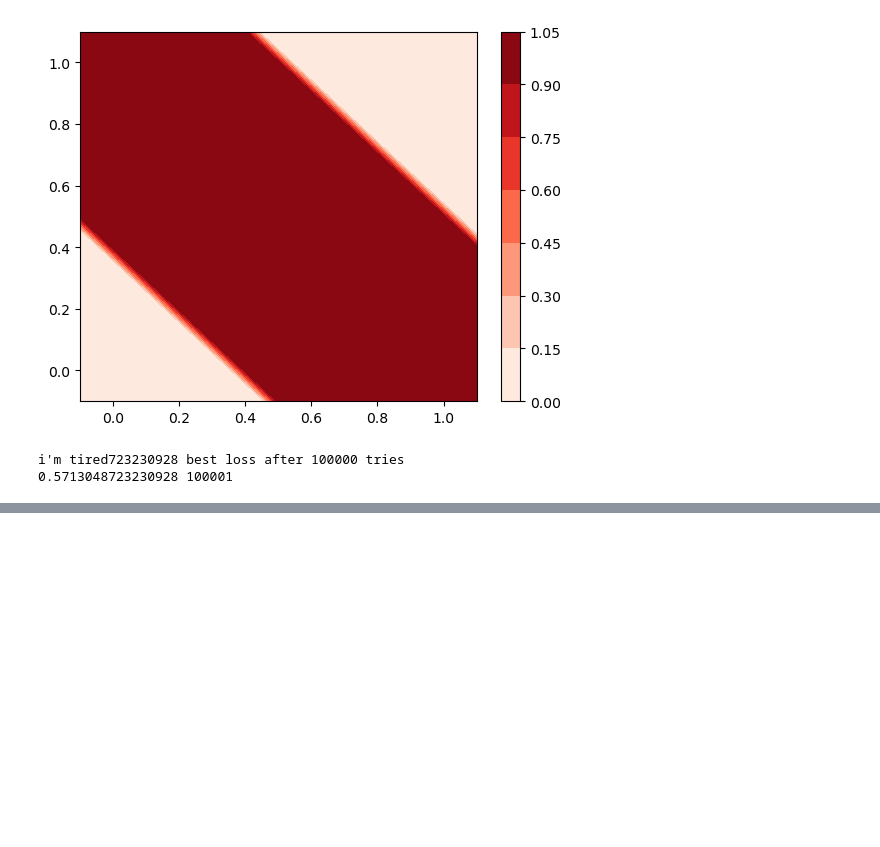
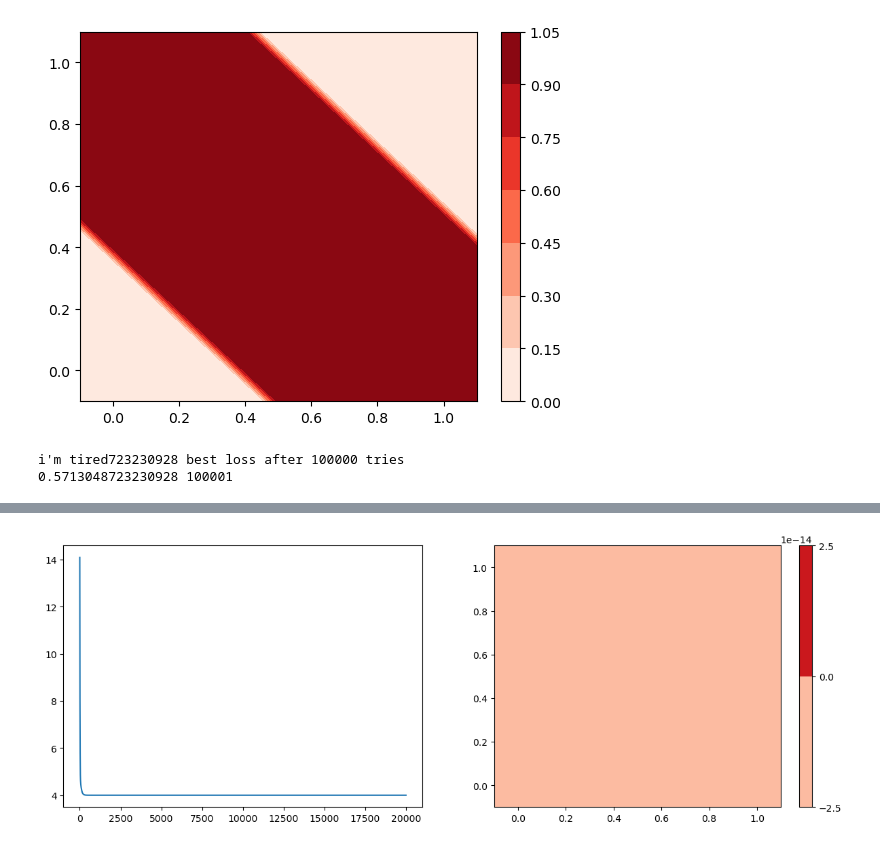
Before and after one commit to ThanosSkentzos/IDL-11, a Jupyter notebook: A0/thanos_3.ipynb, the cells around one changed output, grey strips where cells are left out. Drawn from its saved outputs; the diff is of its cells as text; code cells hidden in the pictures; blank space fills up the shorter version.

```diff
--- a/A0/thanos_3.ipynb
+++ b/A0/thanos_3.ipynb
@@ -208,0 +326,22 @@ i'm tired723230928 best loss after 100000 tries
+# %%
+a,da = relu,d_relu
+w1,w2 = backpropagation(x,w1,w2,y,a,da,lr=0.01)
+
+
+grid_vals = inference_a(grid,w1,w2,a)
+grid_vals = np.where(grid_vals>0.5,1,0)
+zz = grid_vals.reshape(xx.shape)
+grid_vals.shape,zz.shape
+
+plt.figure(figsize=(15,5))
+plt.subplot(121)
+plt.plot(losses_sigmoid)
+
+plt.subplot(122)
+plt.contourf(xx,yy,zz,cmap='Reds')
+plt.colorbar()
+plt.plot()
+
+plt.show()
+# %% [output]
+[figure, added]
```
Also changed, not shown: parts of 9 cells of this notebook.
